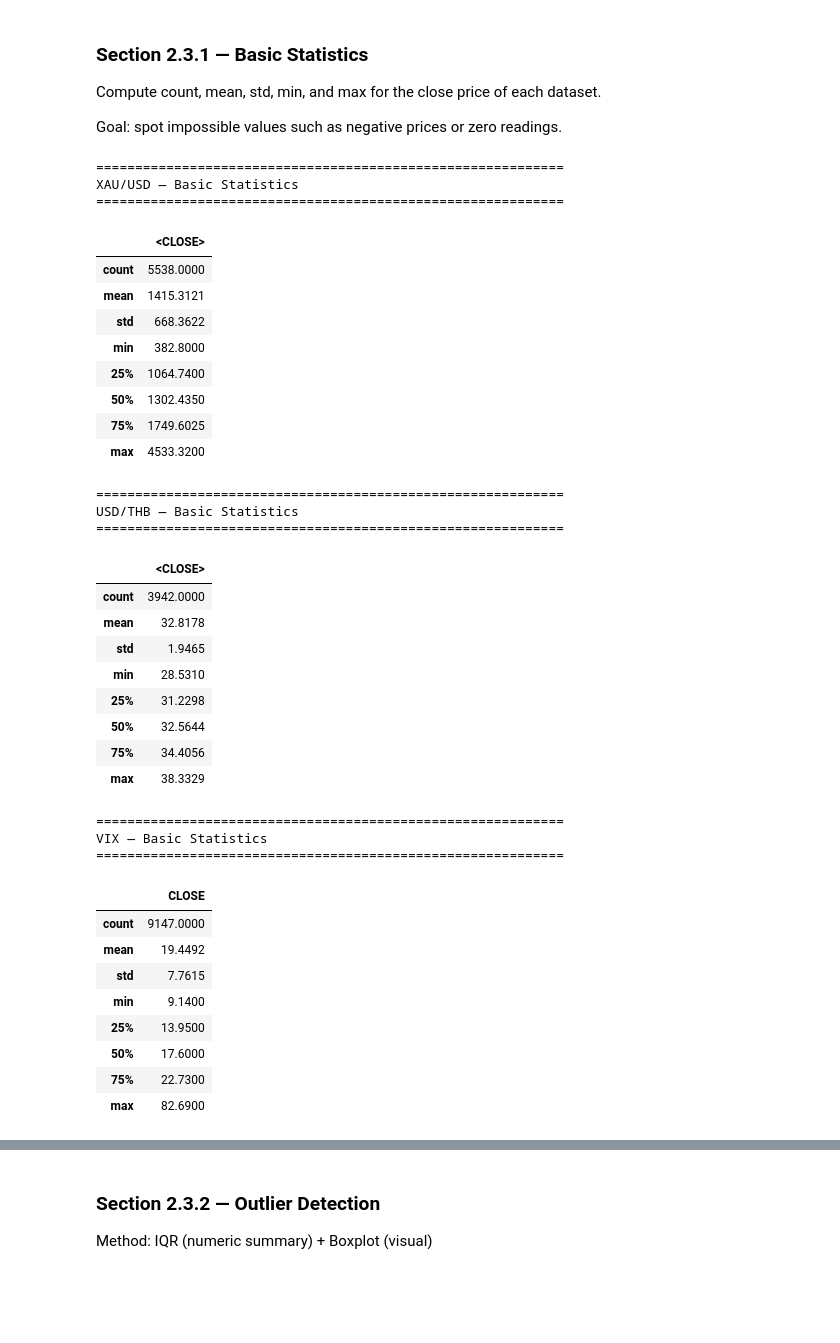
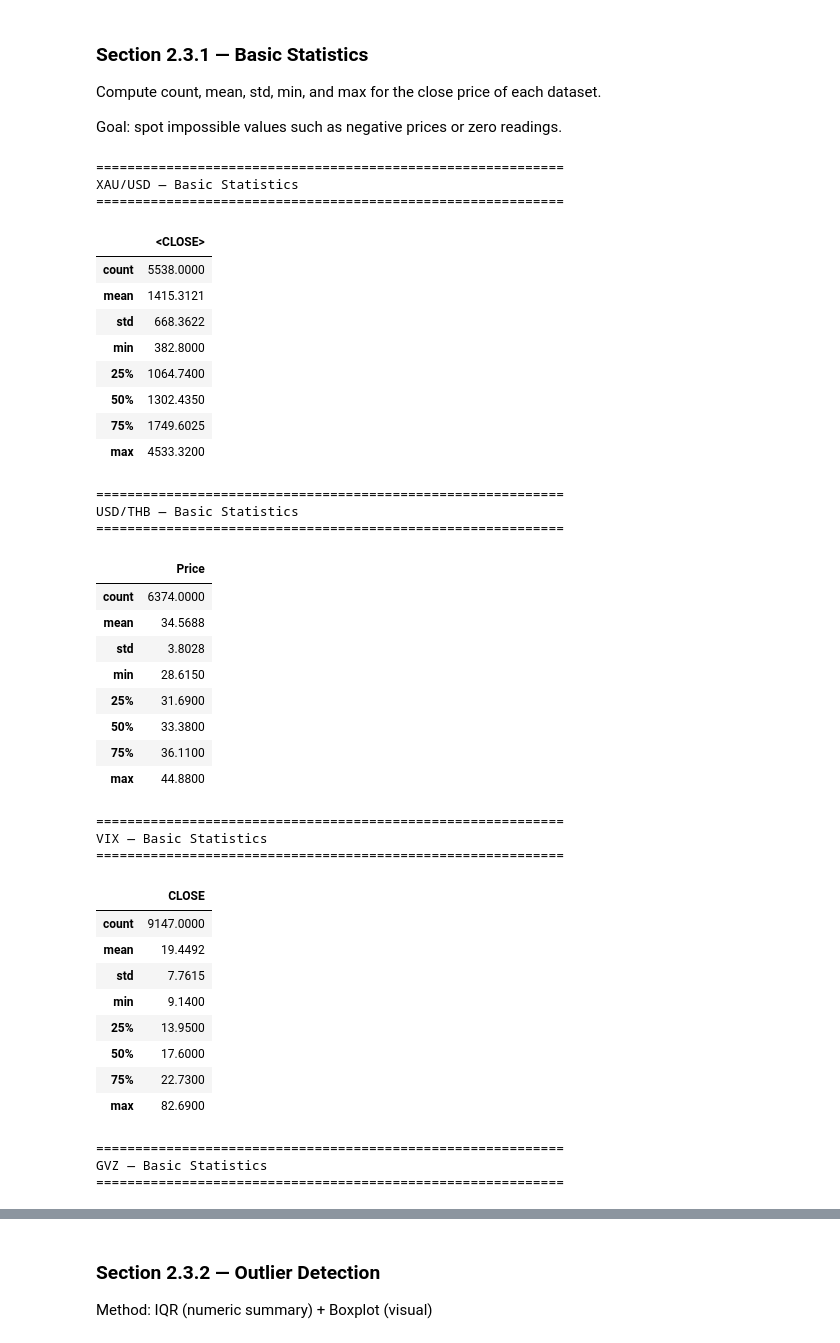
Before and after one commit to athiphat67/CN340_DATA-SCIENCE-FOR-SIGNAL-PROCESSING_PROJECT, a Jupyter notebook: Src/Phase2_EDA.ipynb, the cells around one changed output, grey strips where cells are left out. Saved outputs shown, nothing was run; the diff lists cells and outputs as text; code cells hidden in the pictures; blank space fills up the shorter version.

```diff
--- a/Src/Phase2_EDA.ipynb
+++ b/Src/Phase2_EDA.ipynb
@@ -10,23 +10,33 @@ import numpy as np
 import matplotlib.pyplot as plt
 import seaborn as sns
 
-# Download raw data files from Google Drive
-!gdown "https://drive.google.com/uc?id=1Msd0tWA_fRATL1E3xn6D8clH2GxFNXn3" -O XAUUSD_Daily.csv
-!gdown "https://drive.google.com/uc?id=1o78eX2lyMI_JKdMZV9HG1cGaKt5MSrSS" -O USDTHB_Daily.csv
-!gdown "https://drive.google.com/uc?id=1M-C3GMQDAV7ruzKJsySEvPvWJCLib603" -O VIX_History.csv
+import pandas as pd
+import numpy as np
+import matplotlib.pyplot as plt
+import seaborn as sns
 
-# Load into DataFrames
-# XAU/USD and USD/THB (tab-separated, column name = '<DATE>')
-xauusd_df = pd.read_csv('XAUUSD_Daily.csv', sep='\t', parse_dates=['<DATE>'])
-usdthb_df = pd.read_csv('USDTHB_Daily.csv', sep='\t', parse_dates=['<DATE>'])
+# 1. DATA ACQUISITION
+!gdown "https://drive.google.com/uc?id=19OS7gWyo29K2BJB1lCLbUAzs2DSgvKJF"
+!gdown "https://drive.google.com/uc?id=1M1jMN1x5WDw194aW-xwm-MG2PwpoxowA"
+!gdown "https://drive.google.com/uc?id=1jHfrf5uFe7VsBSzrToXSMDxOQGM2Sx_l"
+!gdown "https://drive.google.com/uc?id=1KK1XTzsCyje1Y2B2jY4S0UU4Mh33zAYQ"
+print("✅ All datasets downloaded successfully.")
 
-# VIX (column name = 'DATE')
-vix_df = pd.read_csv('VIX_History.csv', parse_dates=['DATE'])
+# 2. DATA LOADING
+xauusd_df = pd.read_csv('XAUUSD_Daily_200406110000_202512310000.csv')
+usdthb_df = pd.read_csv('USD_THB_2001-2026.csv')
+vix_df    = pd.read_csv('VIX_History.csv')
+gvz_df    = pd.read_csv('CBOE_Gold_Volatitity_Historical_Data.csv')
+
+# Drop Vol. Colum
+usdthb_df = usdthb_df.drop(columns=['Vol.'])
+gvz_df    = gvz_df.drop(columns=['Vol.'])
 
 print("")
 print("✅ Raw data loaded successfully")
 print(f"   XAU/USD : {xauusd_df.shape[0]:,} rows, {xauusd_df.shape[1]} columns")
 print(f"   USD/THB : {usdthb_df.shape[0]:,} rows, {usdthb_df.shape[1]} columns")
 print(f"   VIX     : {vix_df.shape[0]:,} rows, {vix_df.shape[1]} columns")
+print(f"   GVZ     : {gvz_df.shape[0]:,} rows, {gvz_df.shape[1]} columns")
 # %% [output]
 Downloading...
@@ -129,39 +155,42 @@ Compute count, mean, std, min, and max for the close price of each dataset.
 Goal: spot impossible values such as negative prices or zero readings.
 # %%
 datasets = [("XAU/USD", xauusd_df, '<CLOSE>'),
-            ("USD/THB", usdthb_df, '<CLOSE>'),
-            ("VIX",     vix_df,    'CLOSE')]
+            ("USD/THB", usdthb_df, 'Price'),
+            ("VIX",     vix_df,    'CLOSE'),
+            ("GVZ",     gvz_df,    'Price')
+]
+
 
 for name, df, col in datasets:
     print("=" * 60)
     print(f"{name} — Basic Statistics")
     print("=" * 60)
     display(df[[col]].describe().round(4))
 # %% [output]
 ============================================================
 XAU/USD — Basic Statistics
 ============================================================
 |  | <CLOSE> |
 | count | 5538.0000 |
 | mean | 1415.3121 |
 | std | 668.3622 |
 | min | 382.8000 |
 | 25% | 1064.7400 |
 | 50% | 1302.4350 |
 | 75% | 1749.6025 |
 | max | 4533.3200 |
 ============================================================
 USD/THB — Basic Statistics
 ============================================================
-|  | <CLOSE> |
-| count | 3942.0000 |
-| mean | 32.8178 |
-| std | 1.9465 |
-| min | 28.5310 |
-| 25% | 31.2298 |
-| 50% | 32.5644 |
-| 75% | 34.4056 |
-| max | 38.3329 |
+|  | Price |
+| count | 6374.0000 |
+| mean | 34.5688 |
+| std | 3.8028 |
+| min | 28.6150 |
+| 25% | 31.6900 |
+| 50% | 33.3800 |
+| 75% | 36.1100 |
+| max | 44.8800 |
 ============================================================
 VIX — Basic Statistics
 ============================================================
@@ -174,3 +203,6 @@ VIX — Basic Statistics
 | 50% | 17.6000 |
 | 75% | 22.7300 |
 | max | 82.6900 |
+============================================================
+GVZ — Basic Statistics
+============================================================
```
Also changed, not shown: parts of 10 cells of this notebook.
